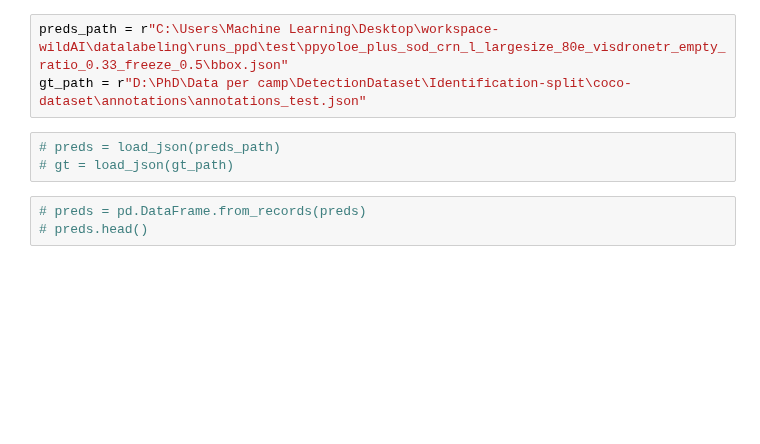
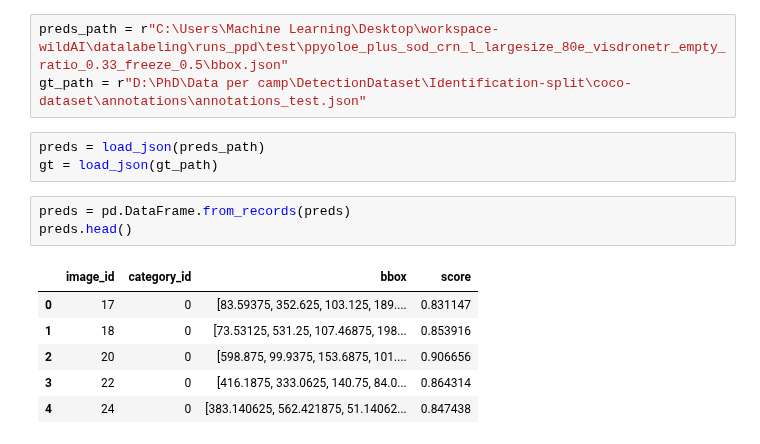
Before and after one commit to FadelMamar/datalabeling, a Jupyter notebook: notebooks/data_exploration.ipynb, the cells around one changed output. Drawn from its saved outputs; the diff is of its cells as text; blank space fills up the shorter version.

```diff
--- a/notebooks/data_exploration.ipynb
+++ b/notebooks/data_exploration.ipynb
@@ -1216,9 +1453,16 @@ def load_json(load_path):
 preds_path = r"C:\Users\Machine Learning\Desktop\workspace-wildAI\datalabeling\runs_ppd\test\ppyoloe_plus_sod_crn_l_largesize_80e_visdronetr_empty_ratio_0.33_freeze_0.5\bbox.json"
 gt_path = r"D:\PhD\Data per camp\DetectionDataset\Identification-split\coco-dataset\annotations\annotations_test.json"
 # %%
-# preds = load_json(preds_path)
-# gt = load_json(gt_path)
+preds = load_json(preds_path)
+gt = load_json(gt_path)
 # %%
-# preds = pd.DataFrame.from_records(preds)
-# preds.head()
+preds = pd.DataFrame.from_records(preds)
+preds.head()
+# %% [output]
+|  | image_id | category_id | bbox | score |
+| 0 | 17 | 0 | [83.59375, 352.625, 103.125, 189.... | 0.831147 |
+| 1 | 18 | 0 | [73.53125, 531.25, 107.46875, 198... | 0.853916 |
+| 2 | 20 | 0 | [598.875, 99.9375, 153.6875, 101.... | 0.906656 |
+| 3 | 22 | 0 | [416.1875, 333.0625, 140.75, 84.0... | 0.864314 |
+| 4 | 24 | 0 | [383.140625, 562.421875, 51.14062... | 0.847438 |
 # %%
```
Also changed, not shown: parts of 23 cells of this notebook.
